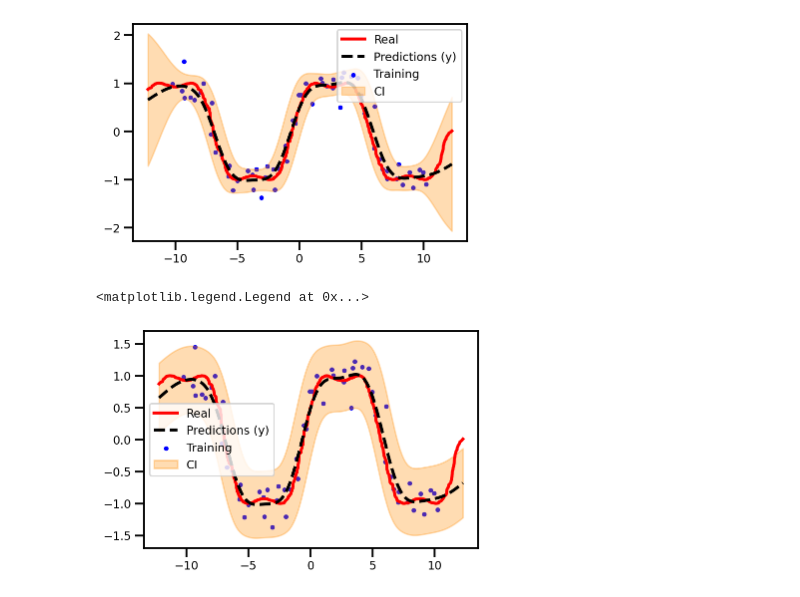
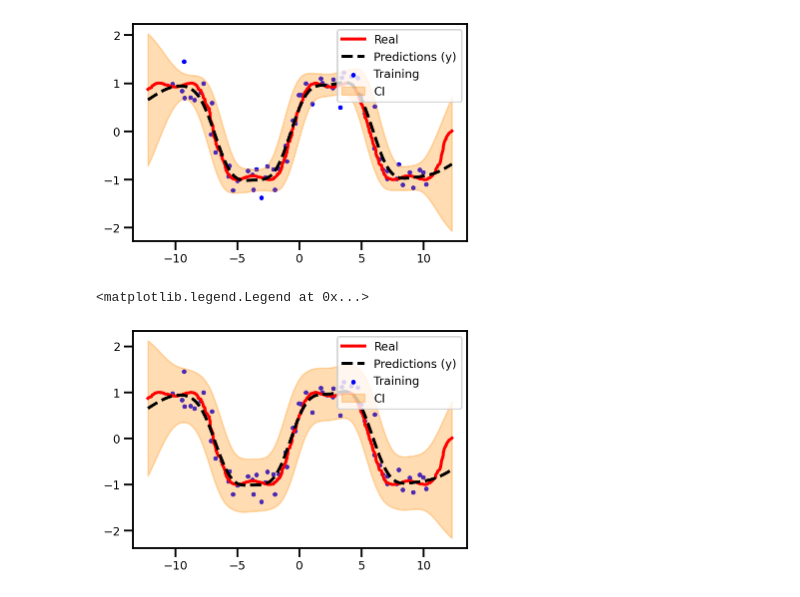
Before and after one commit to IPL-UV/jaxkern, a Jupyter notebook: notebooks/uncategorized/gps/kernel_quadratures.ipynb, the cells around one changed output. Saved outputs shown, nothing was run; the diff lists cells and outputs as text; code cells hidden in the pictures.

Commit message:
Worked notebook for mean function expectation

```diff
--- a/notebooks/uncategorized/gps/kernel_quadratures.ipynb
+++ b/notebooks/uncategorized/gps/kernel_quadratures.ipynb
@@ -468,17 +394,17 @@ plt.legend()
 # %%
 sigma = jax.nn.softplus(model.noise.value)
 
-lb, ub = confidence_intervals(mean_qf, var_qf  + sigma ** 2, 96)
+lb, ub = confidence_intervals(mean_ef, var_ef  + sigma ** 2, 96)
 plt.figure()
 plt.scatter(X, y, label='Training', color='blue', s=10)
 plt.plot(Xtest, ytest, label='Real', color='red', linewidth=3)
-plt.plot(Xtest, mean_qf, linestyle="--", label='Predictions (y)', color='black', linewidth=3)
+plt.plot(Xtest, mean_ef, linestyle="--", label='Predictions (y)', color='black', linewidth=3)
 plt.fill_between(
     Xtest.squeeze(),
     lb, ub,
     label='CI', color='darkorange', alpha=0.3)
 
 plt.legend()
 # %% [output]
 <matplotlib.legend.Legend at 0x...>
-[figure, old version]
+[figure, new version]
```
Also changed, not shown: parts of 21 cells of this notebook.
